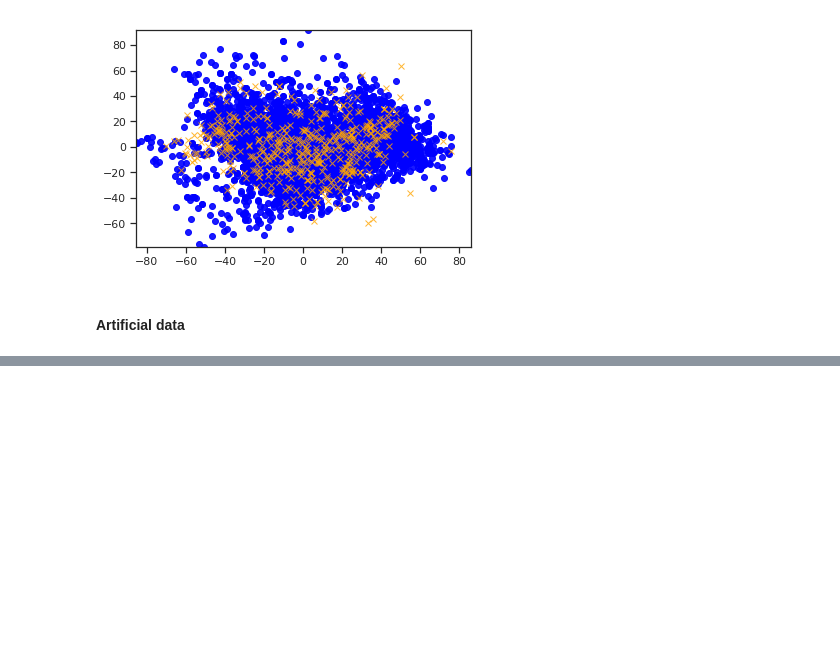
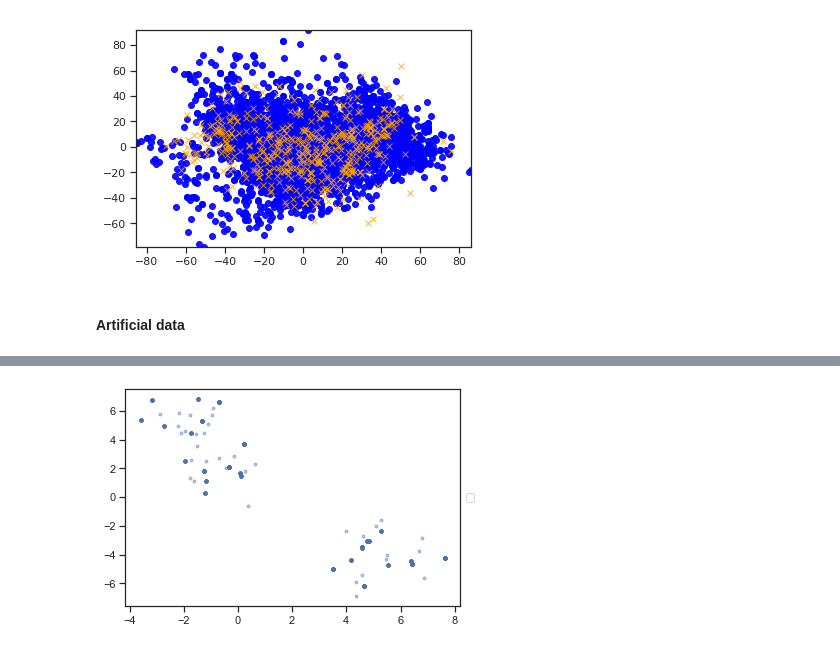
Before and after one commit to Didayolo/autopandas, a Jupyter notebook: AutoPandas_workspace.ipynb, the cells around one changed output, grey strips where cells are left out. Saved outputs shown, nothing was run; the diff lists cells and outputs as text; code cells hidden in the pictures; blank space fills up the shorter version.

```diff
--- a/AutoPandas_workspace.ipynb
+++ b/AutoPandas_workspace.ipynb
@@ -358,0 +365,4 @@ gen.sample(n=5)
+# %%
+gen.sample(n=100).get_data('X').plot()
+# %% [output]
+[figure, added]
```
Also changed, not shown: parts of 8 cells of this notebook, 4 other files.
